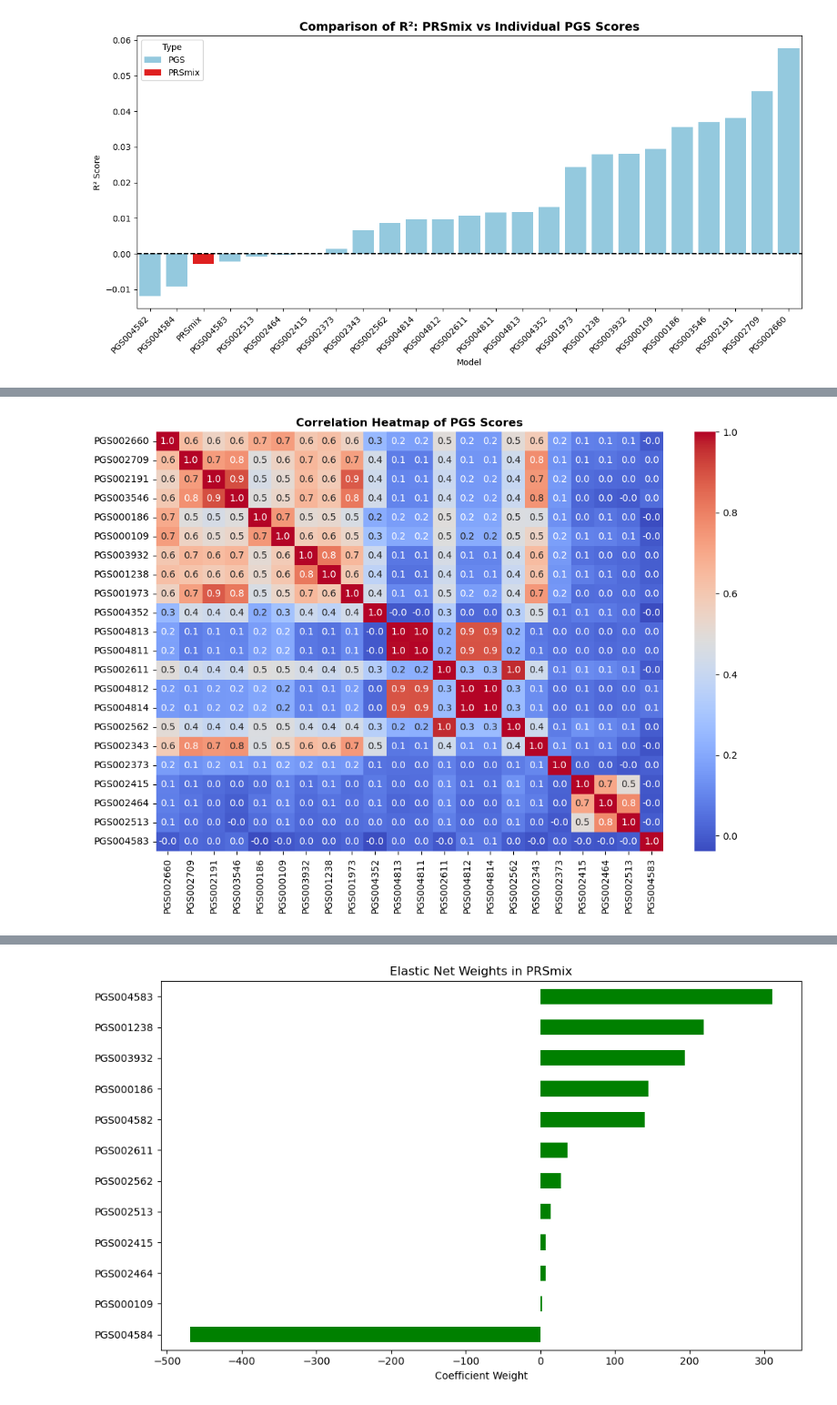
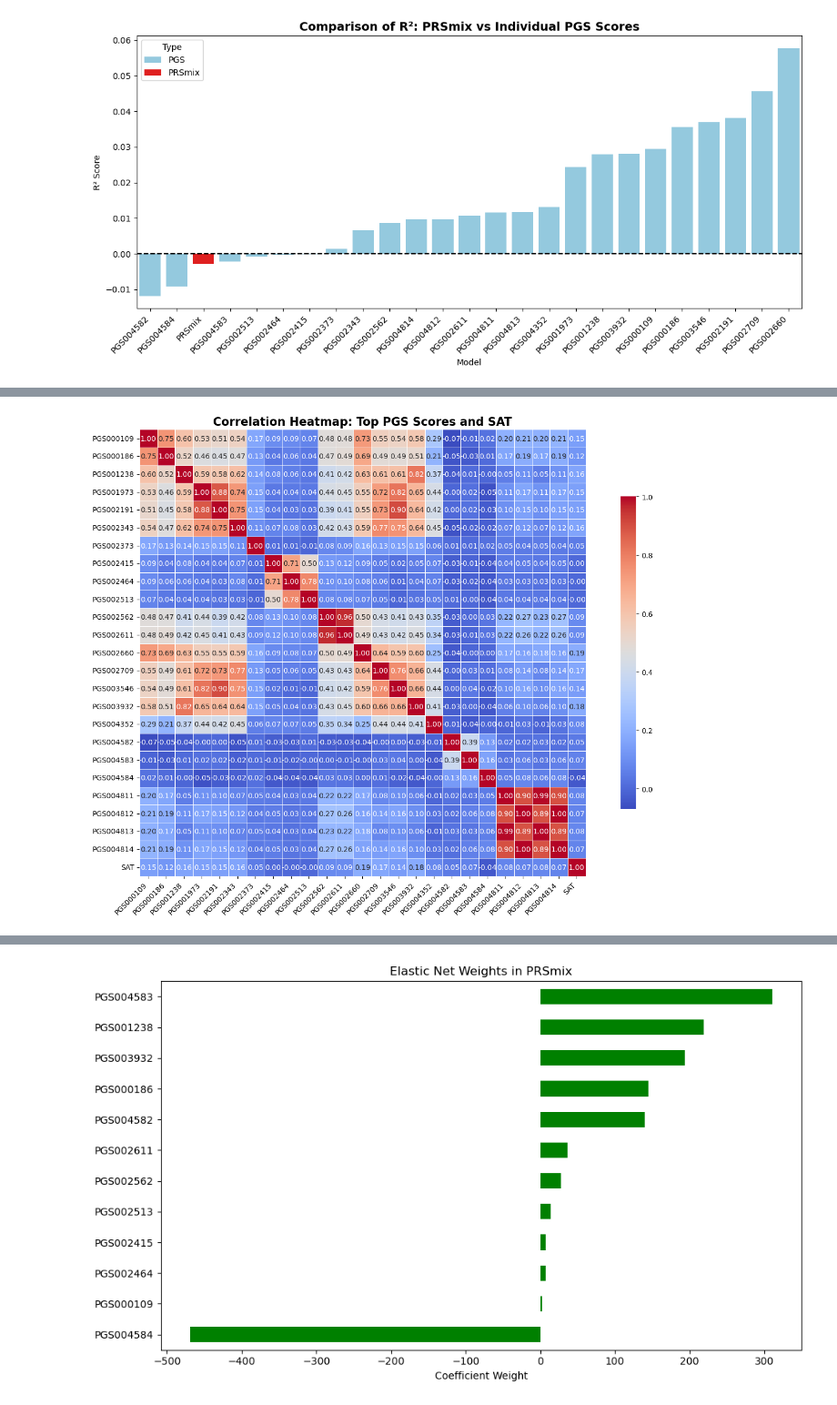
Before and after one commit to Cicada-Cyber/PRS_Avengers, a Jupyter notebook: Group4_Analysis_Notebook.ipynb, the cells around one changed output, grey strips where cells are left out. Shown at 91% size. Saved outputs shown, nothing was run; the diff lists cells and outputs as text; code cells hidden in the pictures.

```diff
--- a/Group4_Analysis_Notebook.ipynb
+++ b/Group4_Analysis_Notebook.ipynb
@@ -389,9 +392,7 @@ plt.show()
 # %%
 # Correlation heatmap of top PGS predictors
-top_pgs = list(sorted_r2s.keys())[:22]
-plt.figure(figsize=(12, 8))
-sns.heatmap(data[top_pgs].corr(), annot=True, fmt=".1f", cmap="coolwarm")
-plt.title("Correlation Heatmap of PGS Scores", weight="bold")
-plt.show()
+#top_pgs = list(sorted_r2s.keys())[:22]
+#plt.figure(figsize=(12, 8))
+#sns.heatmap(data[top_pgs].corr(), annot=True, fmt=".1f", cmap="coolwarm")
+#plt.title("Correlation Heatmap of PGS Scores", weight="bold")
+#plt.show()
-# %% [output]
-[figure, removed]
@@ -397,0 +401,14 @@ plt.show()
+# %%
+heatmap_vars = top_pgs + ['SAT']
+heatmap_vars2 = pgs_cols + ['SAT']
+
+# Generate heatmap
+plt.figure(figsize=(14, 10))
+sns.heatmap(data[heatmap_vars2].corr(), annot=True, fmt=".2f", cmap="coolwarm", square=True, linewidths=0.5, cbar_kws={"shrink": 0.7})
+plt.title("Correlation Heatmap: Top PGS Scores and SAT", fontsize=16, weight="bold")
+plt.xticks(rotation=45, ha='right')
+plt.yticks(rotation=0)
+plt.tight_layout()
+plt.show()
+# %% [output]
+[figure, added]
```
Also changed, not shown: parts of 3 cells of this notebook.
